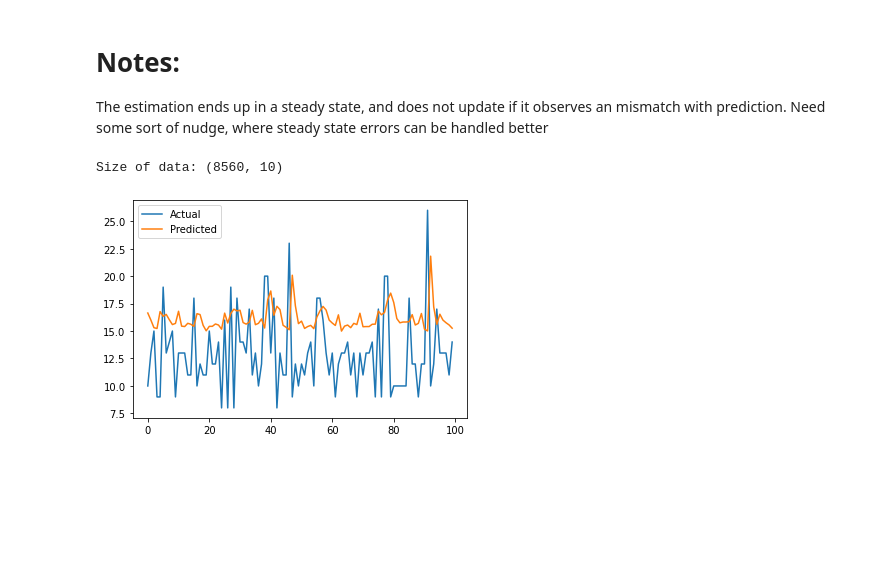
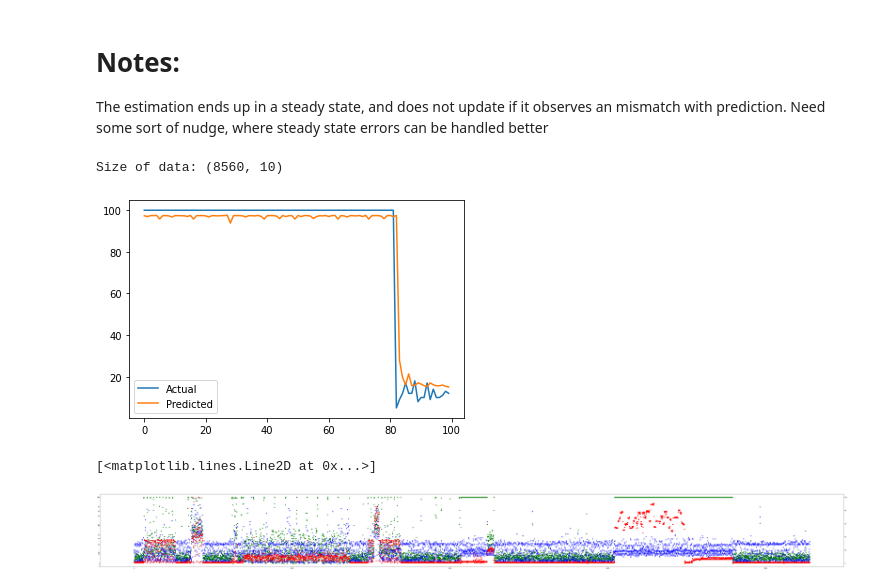
Before and after one commit to dipayan2/ARMAModel, a Jupyter notebook: ModularCode.ipynb, the cells around one changed output. Saved outputs shown, nothing was run; the diff lists cells and outputs as text; code cells hidden in the pictures; blank space fills up the shorter version.

Commit message:
Updated the interface and plotted the Util Data

```diff
--- a/ModularCode.ipynb
+++ b/ModularCode.ipynb
@@ -229,15 +235,16 @@ def getDataMatrix(dx,dy=None):
     return data_matrix
 # %%
 # Latest Code
-def main(TEST_START=7500,STEP=50):
+def main(TEST_START=7500,STEP=50,N_CLUST=5,TRAIN_END=6001,ARP=4):
     utilData = getNewDataFrame('./UtilTestFinal')
     print("Size of data:",utilData.shape)
     dy = utilData.bUtil.dropna().to_numpy()
     dz = utilData.mUtil.diff().dropna().to_numpy()
+
 #     dy = utilData.cpuload.dropna().to_numpy()
-    nCluster = 15
-    y_train = dy[2:6001]
-    x_train = dz[:5999]
+    nCluster = N_CLUST
+    y_train = dy[2:TRAIN_END]
+    x_train = dz[:TRAIN_END-2]
     # Predicting in a different range
 #     TEST_START = 7500
     y_test = dy[TEST_START:]
@@ -258,7 +265,7 @@ def main(TEST_START=7500,STEP=50):
     models = []
     # Train the models
     for i in range(nCluster):
-        model = OSLARMA(y_train,p=4,exog=x_train, weight=data_weight[:,i])
+        model = OSLARMA(y_train,p=ARP,exog=x_train, weight=data_weight[:,i])
         model.fit()
 #         print(model.summary())
         models.append(model)
@@ -269,7 +276,7 @@ def main(TEST_START=7500,STEP=50):
     x_prior = dz[TEST_START-3]
     Y_ACT=[]
     Y_PRED=[]
-    for i in range(100):
+    for i in range(STEP):
         # Get prob of P(Y(t-1) in i) using cluster
         P_prior = myClust.predict_clust([y_prior,x_prior])[0]
 #         print("P",P_prior)
@@ -303,11 +310,28 @@ def main(TEST_START=7500,STEP=50):
 # %% [markdown]
 # Notes:
 The estimation ends up in a steady state, and does not update if it observes an mismatch with prediction. Need some sort of nudge, where steady state errors can be handled better
-# %%
-main(8000)
-# %% [output]
-Size of data: (8560, 10)
-[figure, removed]
+# %%
+main(TRAIN_END=7000,TEST_START=7500,N_CLUST=10,STEP=100,ARP=5)
+# %% [output]
+Size of data: (8560, 10)
+[figure, added]
+# %%
+fig, ax1 = plt.subplots(figsize=(100,10))
+
+x = utilData.index.values.tolist()
+y1 = utilData['bUtil']
+y2 = utilData['sUtil']
+y3 = utilData['mUtil']
+
+ax2 = ax1.twinx()
+ax3 = ax2.twinx()
+
+ax1.plot(x, y1, 'go')
+ax2.plot(x, y2, 'bo')
+ax3.plot(x, y3, 'ro')
+# %% [output]
+[<matplotlib.lines.Line2D at 0x...>]
+[figure, added]
 # %%
 # Old Code
 # Testing
```
Also changed, not shown: parts of 1 cell of this notebook.
